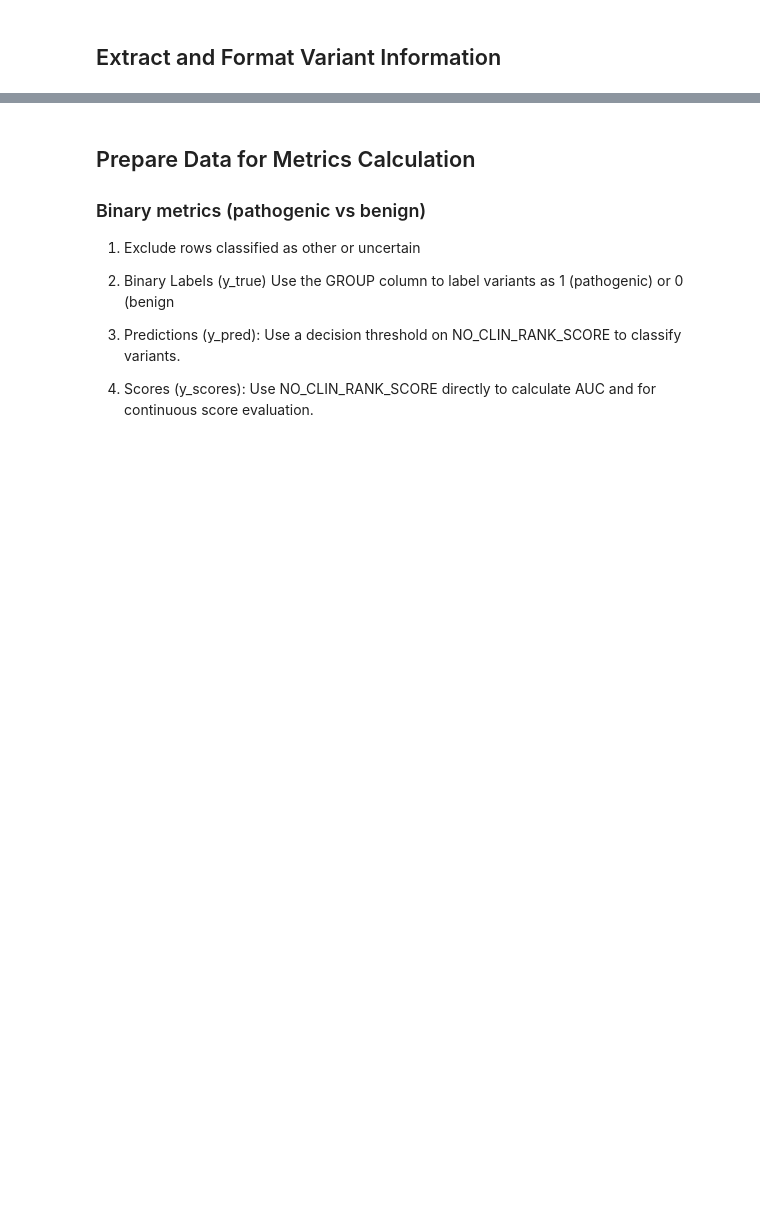
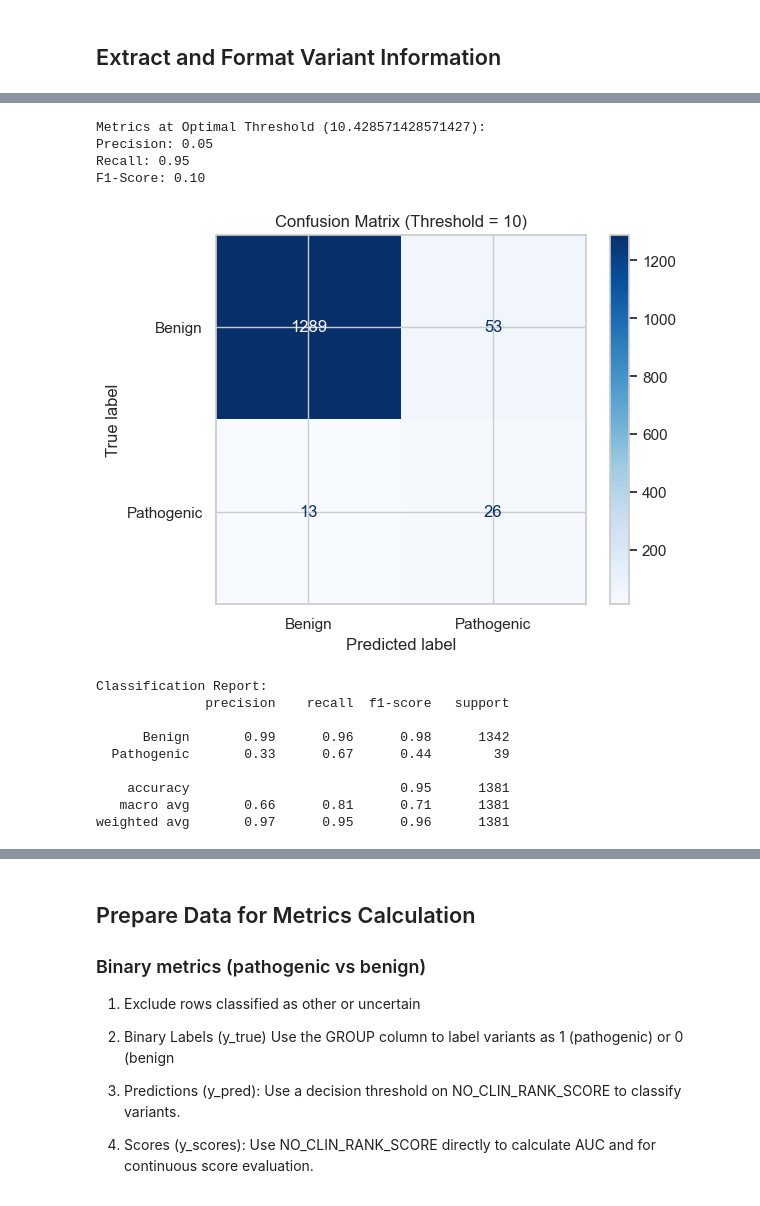
Before and after one commit to josefinelantz/GenScore, a Jupyter notebook: Submission.ipynb, the cells around one changed output, grey strips where cells are left out. Saved outputs shown, nothing was run; the diff lists cells and outputs as text; code cells hidden in the pictures; blank space fills up the shorter version.

```diff
--- a/Submission.ipynb
+++ b/Submission.ipynb
@@ -380,0 +442,23 @@ filt_df["GROUP"].value_counts().reset_index()
+# %%
+# Step 5: Evaluate Metrics at Optimal Threshold
+
+# Compute metrics at the optimal threshold
+y_pred_optimal = (adjusted_scores >= optimal_threshold).astype(int)
+precision_optimal = precision_score(true_labels, y_pred_optimal)
+recall_optimal = recall_score(true_labels, y_pred_optimal)
+f1_optimal = f1_score(true_labels, y_pred_optimal)
+
+print(f"Metrics at Optimal Threshold ({optimal_threshold}):")
+print(f"Precision: {precision_optimal:.2f}")
+print(f"Recall: {recall_optimal:.2f}")
+print(f"F1-Score: {f1_optimal:.2f}")
+
+#Metrics at Optimal Threshold (10.428571428571427):
+#Precision: 0.66
+#Recall: 0.54
+#F1-Score: 0.59
+# %% [output]
+Metrics at Optimal Threshold (10.428571428571427):
+Precision: 0.05
+Recall: 0.95
+F1-Score: 0.10
@@ -380,0 +491,51 @@ filt_df["GROUP"].value_counts().reset_index()
+# %%
+import matplotlib.pyplot as plt
+from sklearn.metrics import confusion_matrix, ConfusionMatrixDisplay, classification_report
+
+# Function to classify variants based on the optimal threshold
+def classify_variants(df, threshold):
+    df['y_pred'] = (df['ADJUSTED_SCORE'] >= threshold).astype(int)
+    df['y_true'] = df['GROUP'].map({'benign': 0, 'pathogenic': 1})
+    return df
+
+# Function to calculate and save the confusion matrix
+def generate_and_save_confusion_matrix(df, threshold, save_path="confusion_matrix.png"):
+    # Classify variants
+    df = classify_variants(df, threshold)
+
+    # Extract true and predicted labels
+    y_true = df['y_true']
+    y_pred = df['y_pred']
+
+    # Generate confusion matrix
+    cm = confusion_matrix(y_true, y_pred, labels=[0, 1])
+    disp = ConfusionMatrixDisplay(confusion_matrix=cm, display_labels=["Benign", "Pathogenic"])
+
+    # Plot confusion matrix
+    disp.plot(cmap='Blues', values_format='d')
+    disp.ax_.set_title(f"Confusion Matrix (Threshold = {threshold})")
+
+    # Save as PNG
+    plt.savefig("confusion_matrix_threshold_10.png", dpi=300, bbox_inches='tight')
+    plt.show()
+
+    # Print classification report
+    print("Classification Report:")
+    print(classification_report(y_true, y_pred, target_names=["Benign", "Pathogenic"]))
+
+    return cm
+
+# Example Usage
+optimal_threshold = 10  # Replace with your determined optimal threshold
+confusion_matrix = generate_and_save_confusion_matrix(filtered_data, optimal_threshold, save_path="confusion_matrix.png")
+# %% [output]
+[figure, added]
+Classification Report:
+              precision    recall  f1-score   support
+
+      Benign       0.99      0.96      0.98      1342
+  Pathogenic       0.33      0.67      0.44        39
+
+    accuracy                           0.95      1381
+   macro avg       0.66      0.81      0.71      1381
+weighted avg       0.97      0.95      0.96      1381
```
Also changed, not shown: parts of 97 cells of this notebook, 8 other files.
